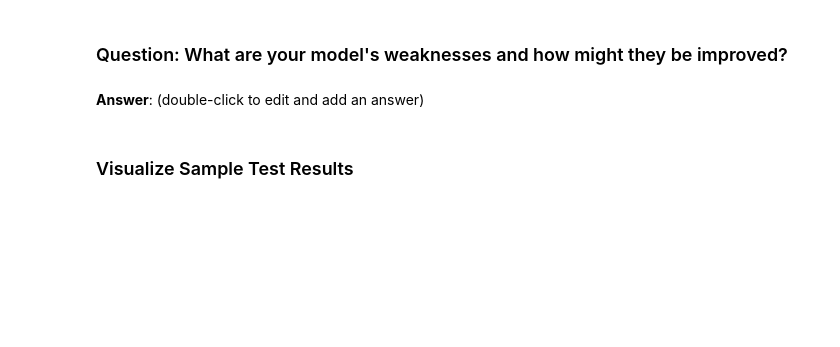
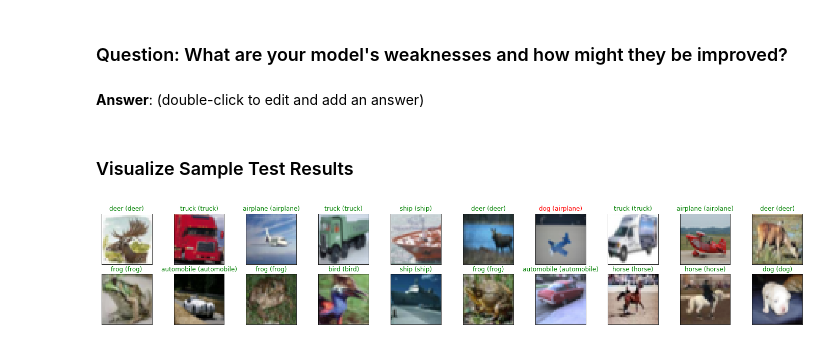
Before and after one commit to 153079019shariq/Udacity-DeepLearning, a Jupyter notebook: convolutional-neural-networks/cifar-cnn/cifar10_cnn_exercise.ipynb, the cells around one changed output. Saved outputs shown, nothing was run; the diff lists cells and outputs as text; code cells hidden in the pictures; blank space fills up the shorter version.

```diff
--- a/convolutional-neural-networks/cifar-cnn/cifar10_cnn_exercise.ipynb
+++ b/convolutional-neural-networks/cifar-cnn/cifar10_cnn_exercise.ipynb
@@ -260,25 +580,37 @@ model.load_state_dict(torch.load('model_cifar.pt'))
 
 Test your trained model on previously unseen data! A "good" result will be a CNN that gets around 70% (or more, try your best!) accuracy on these test images.
 # %%
+
+
+if torch.cuda.is_available():
+    model_scat2 = model_scat2.cuda()
+
+# specify loss function
+criterion = nn.CrossEntropyLoss()
+# specify optimizer
+optimizer = optim.SGD(model_scat2.parameters(),lr =0.001)
 # track test loss
+batch_size =16
 test_loss = 0.0
 class_correct = list(0. for i in range(10))
 class_total = list(0. for i in range(10))
 
-model.eval()
+model_scat2.eval()
 # iterate over test data
 for data, target in test_loader:
     # move tensors to GPU if CUDA is available
+    print("DATA_TARGET",data.shape,target.shape)
     if train_on_gpu:
         data, target = data.cuda(), target.cuda()
     # forward pass: compute predicted outputs by passing inputs to the model
-    output = model(data)
+    output = model_scat2(data)
     # calculate the batch loss
     loss = criterion(output, target)
     # update test loss
     test_loss += loss.item()*data.size(0)
     # convert output probabilities to predicted class
     _, pred = torch.max(output, 1)
+    #print(output[0,:])
     # compare predictions to true label
     correct_tensor = pred.eq(target.data.view_as(pred))
     correct = np.squeeze(correct_tensor.numpy()) if not train_on_gpu else np.squeeze(correct_tensor.cpu().numpy())
@@ -311,24 +661,26 @@ print('\nTest Accuracy (Overall): %2d%% (%2d/%2d)' % (
 ### Visualize Sample Test Results
 # %%
 # obtain one batch of test images
-dataiter = iter(test_loader)
+dataiter = iter(train_loader)
 images, labels = dataiter.next()
 images.numpy()
 
 # move model inputs to cuda, if GPU available
 if train_on_gpu:
     images = images.cuda()
 
 # get sample outputs
-output = model(images)
+output = model_scat2(images)
 # convert output probabilities to predicted class
 _, preds_tensor = torch.max(output, 1)
 preds = np.squeeze(preds_tensor.numpy()) if not train_on_gpu else np.squeeze(preds_tensor.cpu().numpy())
-
+images =images.cpu()
 # plot the images in the batch, along with predicted and true labels
 fig = plt.figure(figsize=(25, 4))
 for idx in np.arange(20):
     ax = fig.add_subplot(2, 20/2, idx+1, xticks=[], yticks=[])
     imshow(images[idx])
     ax.set_title("{} ({})".format(classes[preds[idx]], classes[labels[idx]]),
                  color=("green" if preds[idx]==labels[idx].item() else "red"))
+# %% [output]
+[figure, added]
```
Also changed, not shown: parts of 16 cells of this notebook, 2 other files.
